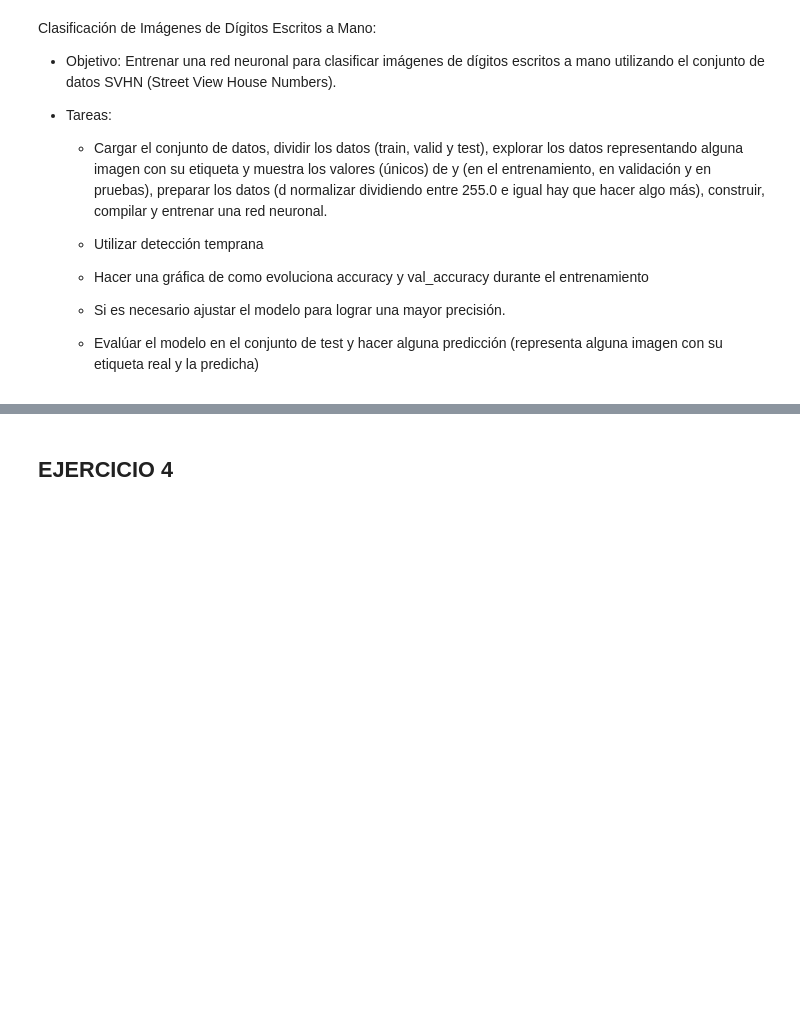
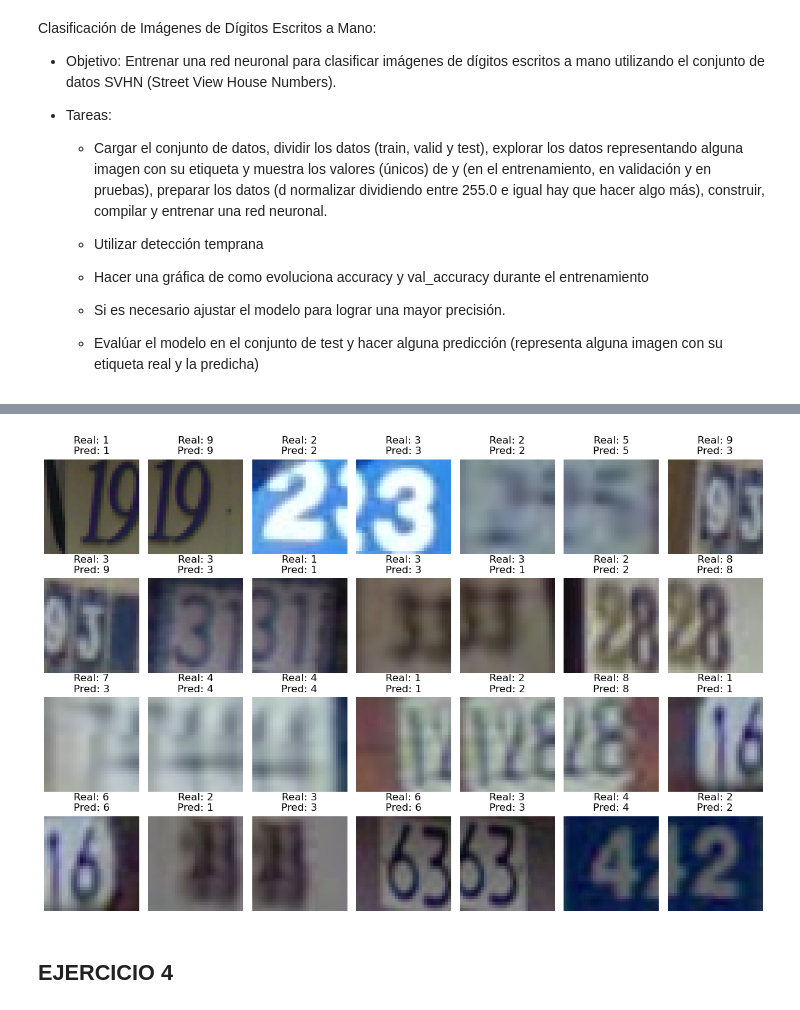
Before and after one commit to xabierguerrero/IABD_2425, a Jupyter notebook: Python_Ejers/SAPA/Deep_Learning/Ejercicios/4_3Ejercicios.ipynb, the cells around one changed output, grey strips where cells are left out. Saved outputs shown, nothing was run; the diff lists cells and outputs as text; code cells hidden in the pictures; blank space fills up the shorter version.

```diff
--- a/Python_Ejers/SAPA/Deep_Learning/Ejercicios/4_3Ejercicios.ipynb
+++ b/Python_Ejers/SAPA/Deep_Learning/Ejercicios/4_3Ejercicios.ipynb
@@ -211,0 +451,19 @@ Downloading data from http://ufldl.stanford.edu/housenumbers/train_32x32.mat
+# %%
+num_imagenes = 28
+
+# Realizar predicciones con el mejor modelo
+predicciones = mejor_modelo.predict(x_test[:num_imagenes])
+etiquetas_predichas = np.argmax(predicciones, axis=1)  # Convertir a etiquetas categóricas
+
+# Mostrar imágenes junto con la etiqueta real y la predicción
+plt.figure(figsize=(12, 8))
+for i in range(num_imagenes):
+    plt.subplot(4, 7, i + 1)
+    plt.imshow(x_test[i].reshape(32,32,3), cmap='gray')  # Ajusta la forma según tu dataset
+    plt.title(f"Real: {y_test[i]}\nPred: {etiquetas_predichas[i]}")
+    plt.axis('off')
+
+
+plt.tight_layout()
+plt.show()
+# %% [output]
@@ -212,3 +471,4 @@ Downloading data from http://ufldl.stanford.edu/housenumbers/train_32x32.mat
+[figure, added]
 # %% [markdown]
 ## EJERCICIO 4
 # %% [markdown]
```
Also changed, not shown: parts of 36 cells of this notebook, 3 other files.
